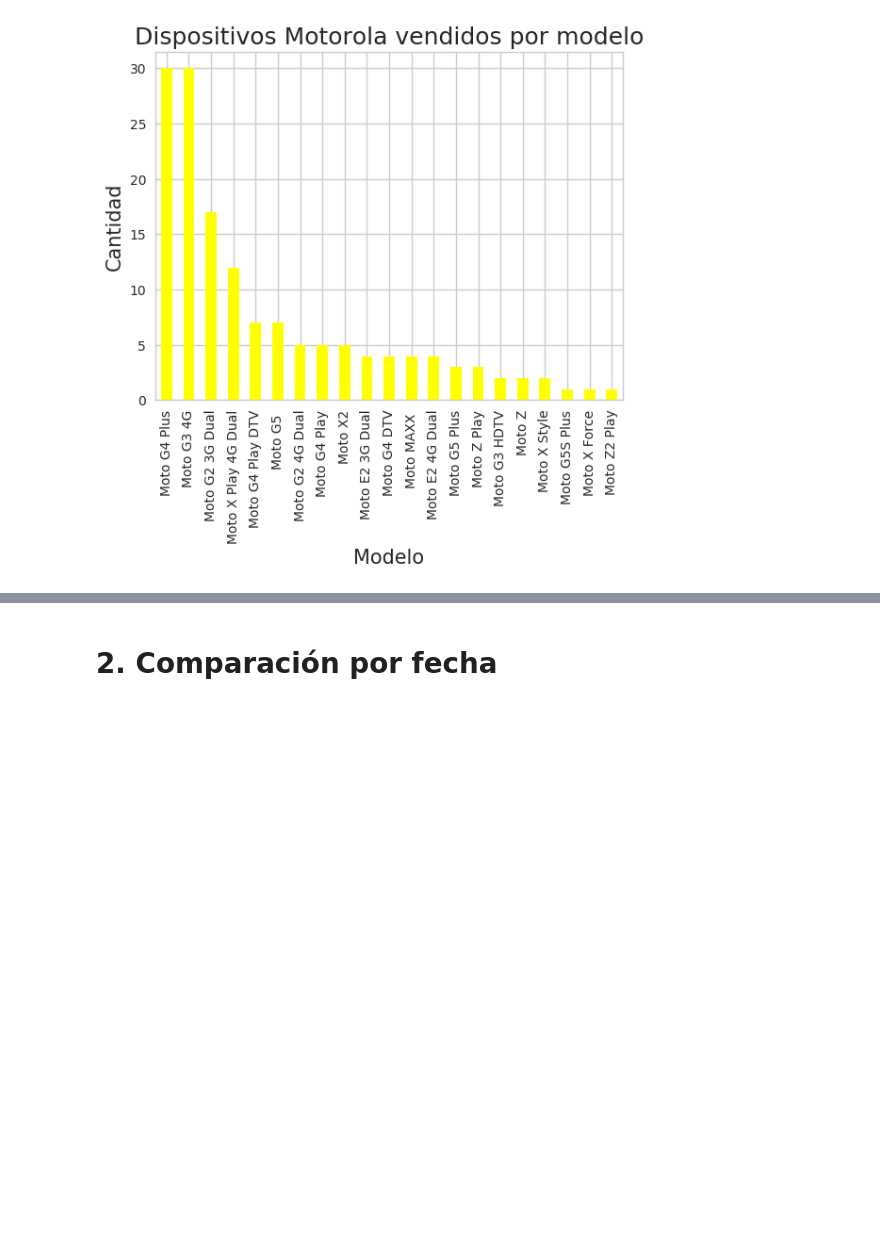
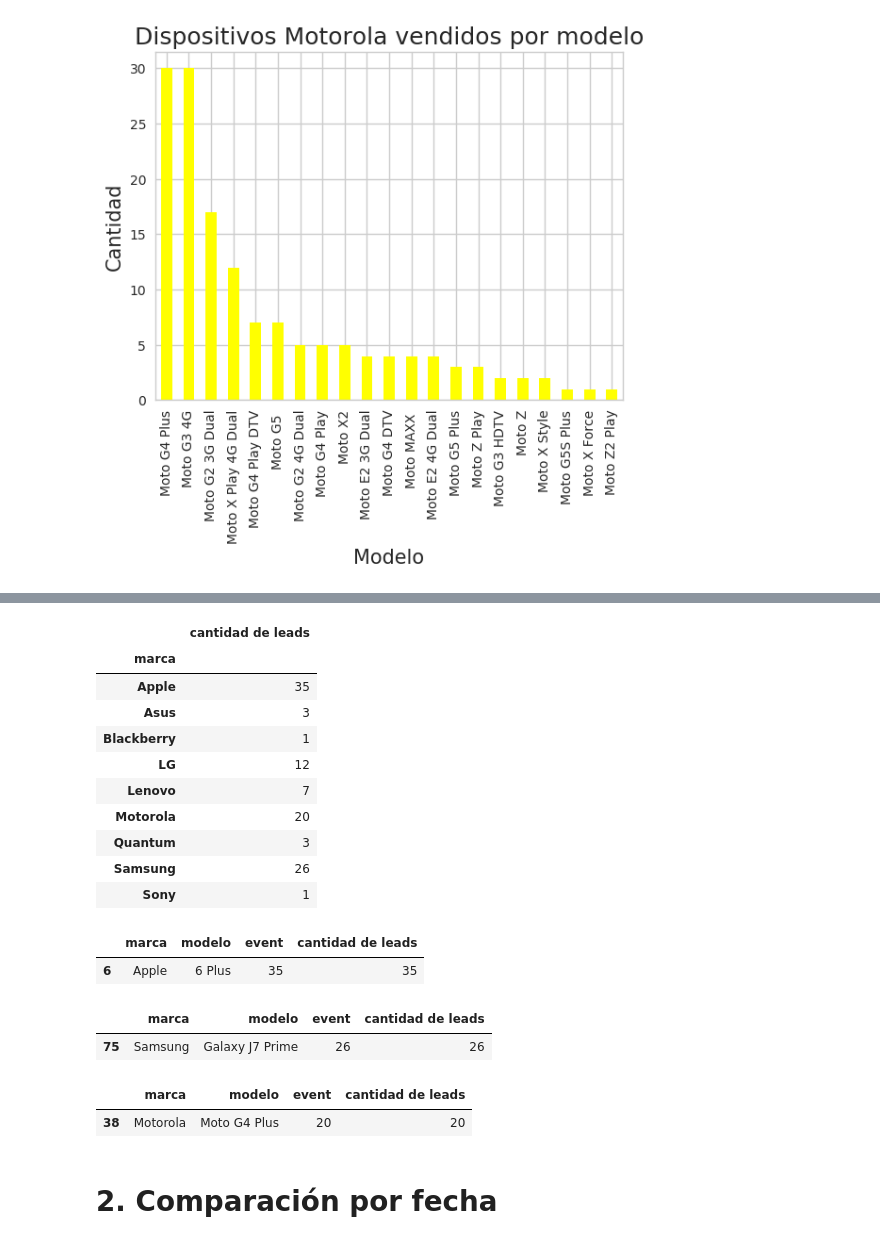
Before and after one commit to EugeniaFranchi/TP-Datos, a Jupyter notebook: TpDatos.ipynb, the cells around one changed output, grey strips where cells are left out. Cells and saved outputs as stored; diff of their text form; code cells hidden in the pictures; blank space fills up the shorter version.

```diff
--- a/TpDatos.ipynb
+++ b/TpDatos.ipynb
@@ -127,3 +154,37 @@ Text(0.5,0,'Modelo')
+# %%
+#Mayores cantidades de registro de aviso de disponibilidad de stock por marca
+max_leads=leads.groupby('marca').agg({'cantidad de leads':'max'})
+max_leads
+# %% [output]
+|  | cantidad de leads |
+| marca |  |
+| Apple | 35 |
+| Asus | 3 |
+| Blackberry | 1 |
+| LG | 12 |
+| Lenovo | 7 |
+| Motorola | 20 |
+| Quantum | 3 |
+| Samsung | 26 |
+| Sony | 1 |
+# %%
+#Modelo Apple con mas leads
+leads.loc[(leads['marca']=='Apple')&(leads['cantidad de leads']==35),:]
+# %% [output]
+|  | marca | modelo | event | cantidad de leads |
+| 6 | Apple | 6 Plus | 35 | 35 |
+# %%
+#Modelo Samsung con mas leads
+leads.loc[(leads['marca']=='Samsung')&(leads['cantidad de leads']==26),:]
+# %% [output]
+|  | marca | modelo | event | cantidad de leads |
+| 75 | Samsung | Galaxy J7 Prime | 26 | 26 |
+# %%
+#Modelo Motorola con mas leads
+leads.loc[(leads['marca']=='Motorola')&(leads['cantidad de leads']==20),:]
+# %% [output]
+|  | marca | modelo | event | cantidad de leads |
+| 38 | Motorola | Moto G4 Plus | 20 | 20 |
 # %% [markdown]
 # 2. Comparación por fecha
 # %%
```
Also changed, not shown: parts of 3 cells of this notebook.
